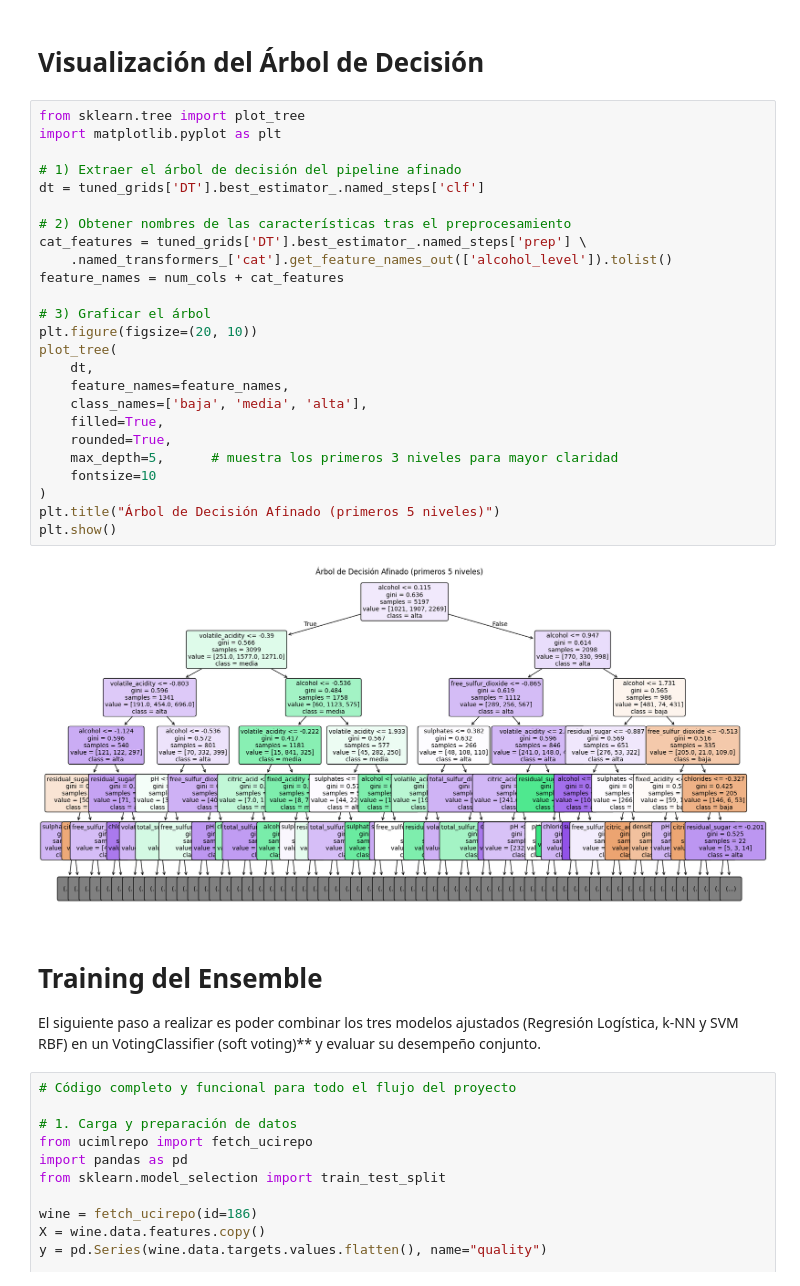
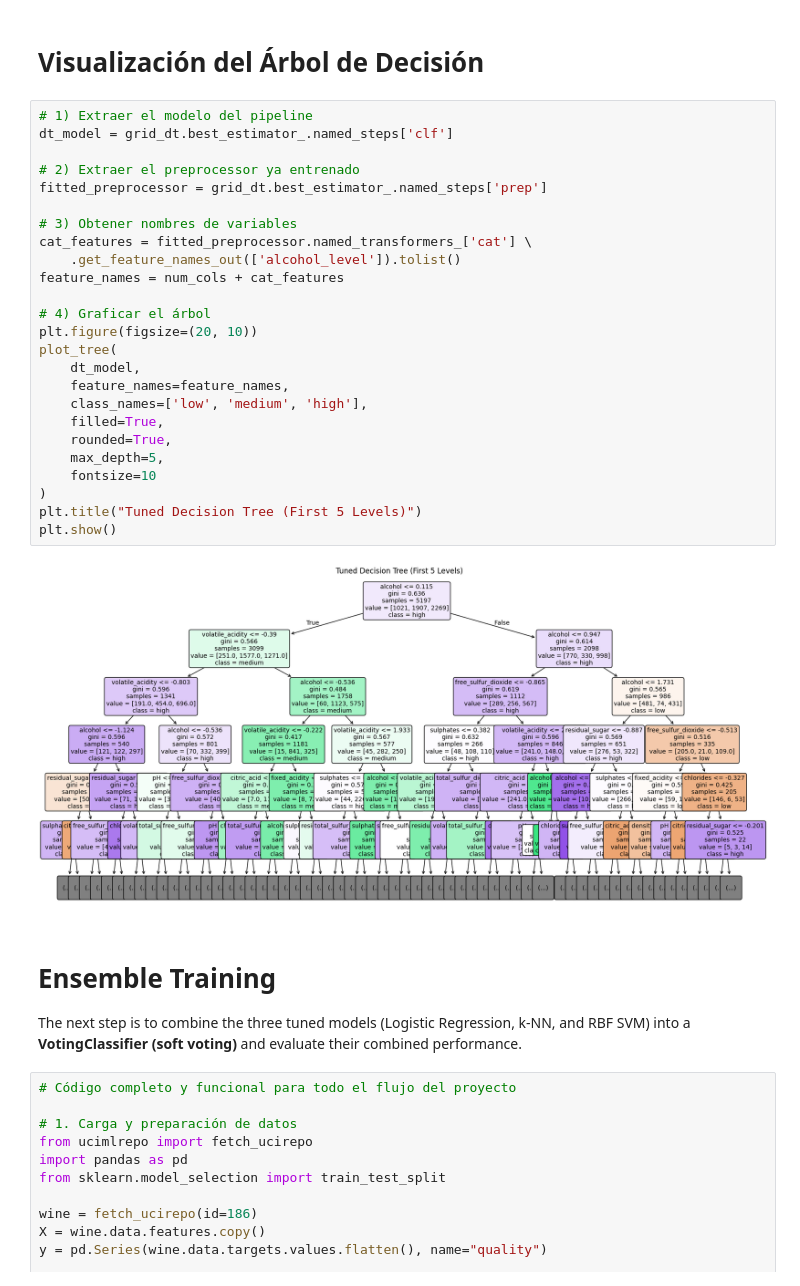
Before and after one commit to IDM4s-2025/TC2034-final-team7, a Jupyter notebook: Evidence1.ipynb, the cells around one changed output. Drawn from its saved outputs; the diff is of its cells as text.

```diff
--- a/Evidence1.ipynb
+++ b/Evidence1.ipynb
@@ -458,36 +458,36 @@ SVM RBF ofrece el mejor desempeño global hasta ahora, equilibrando bien recall
 # %% [markdown]
 # Visualización del Árbol de Decisión
 # %%
-from sklearn.tree import plot_tree
-import matplotlib.pyplot as plt
+# 1) Extraer el modelo del pipeline
+dt_model = grid_dt.best_estimator_.named_steps['clf']
 
-# 1) Extraer el árbol de decisión del pipeline afinado
-dt = tuned_grids['DT'].best_estimator_.named_steps['clf']
+# 2) Extraer el preprocessor ya entrenado
+fitted_preprocessor = grid_dt.best_estimator_.named_steps['prep']
 
-# 2) Obtener nombres de las características tras el preprocesamiento
-cat_features = tuned_grids['DT'].best_estimator_.named_steps['prep'] \
-    .named_transformers_['cat'].get_feature_names_out(['alcohol_level']).tolist()
+# 3) Obtener nombres de variables
+cat_features = fitted_preprocessor.named_transformers_['cat'] \
+    .get_feature_names_out(['alcohol_level']).tolist()
 feature_names = num_cols + cat_features
 
-# 3) Graficar el árbol
+# 4) Graficar el árbol
 plt.figure(figsize=(20, 10))
 plot_tree(
-    dt,
+    dt_model,
     feature_names=feature_names,
-    class_names=['baja', 'media', 'alta'],
+    class_names=['low', 'medium', 'high'],
     filled=True,
     rounded=True,
-    max_depth=5,      # muestra los primeros 3 niveles para mayor claridad
+    max_depth=5,
     fontsize=10
 )
-plt.title("Árbol de Decisión Afinado (primeros 5 niveles)")
+plt.title("Tuned Decision Tree (First 5 Levels)")
 plt.show()
 # %% [output]
-[figure, old version]
+[figure, new version]
 # %% [markdown]
-# Training del Ensemble
+# Ensemble Training
 
-El siguiente paso a realizar es poder combinar los tres modelos ajustados (Regresión Logística, k-NN y SVM RBF) en un VotingClassifier (soft voting)** y evaluar su desempeño conjunto.
+The next step is to combine the three tuned models (Logistic Regression, k-NN, and RBF SVM) into a **VotingClassifier (soft voting)** and evaluate their combined performance.
 # %%
 # Código completo y funcional para todo el flujo del proyecto
 
```
Also changed, not shown: parts of 17 cells of this notebook, 1 other file.
